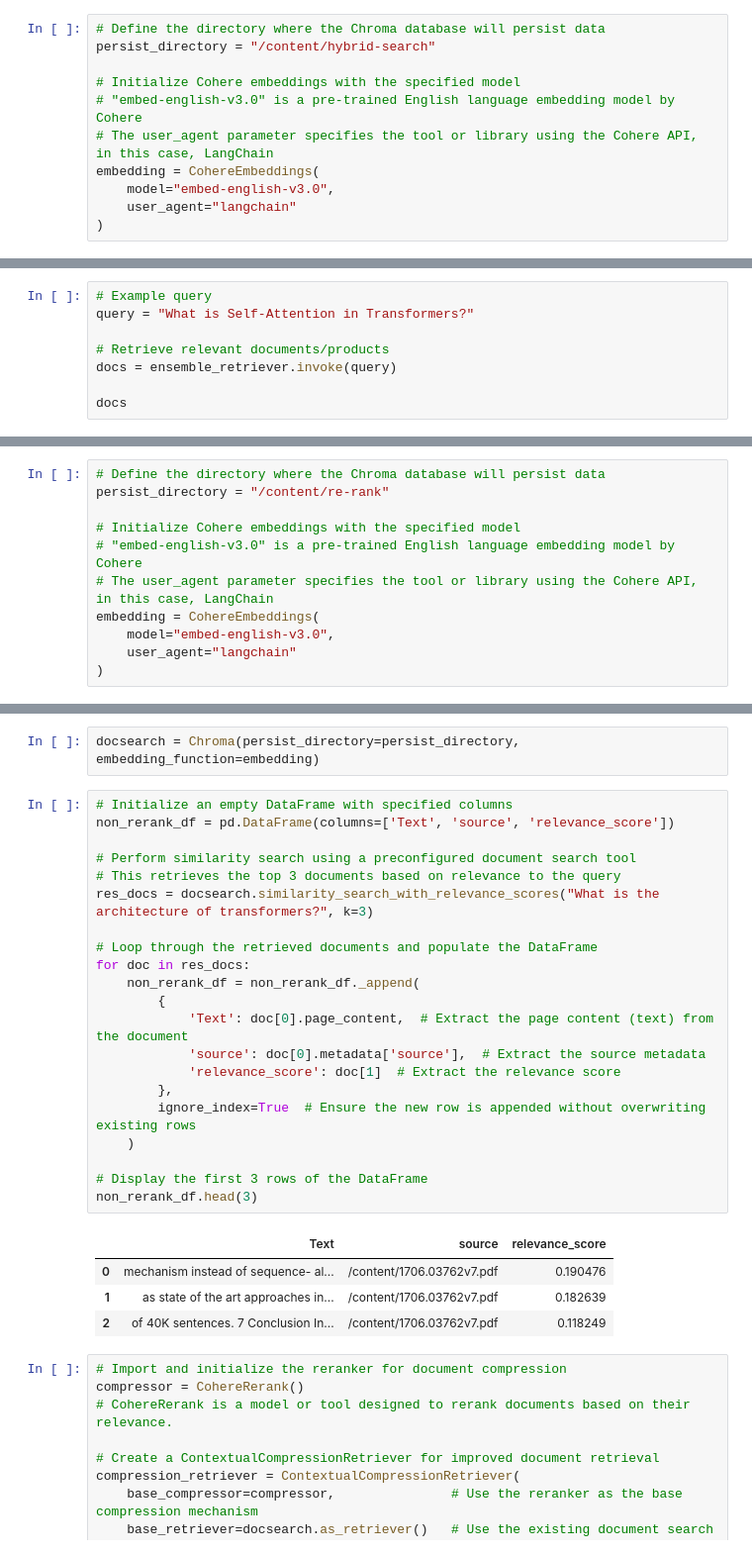
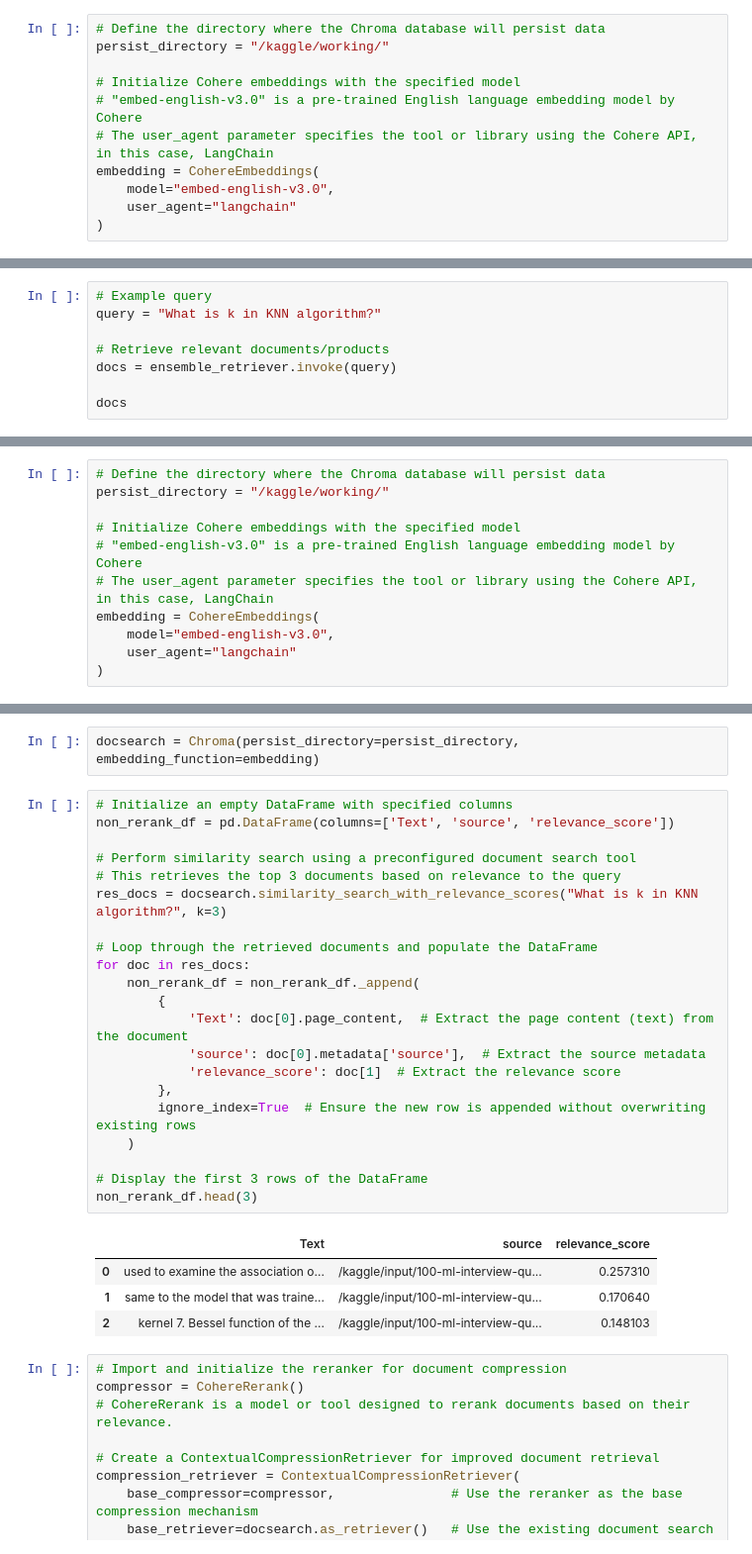
Before and after one commit to himanshu-nakrani/TMLC-Gen-ai-projects, a Jupyter notebook: RAG_Retrieval_Optimization_Techniques.ipynb, the cells around one changed output, grey strips where cells are left out. Shown at 99% size. Cells and saved outputs as stored; diff of their text form.

Commit message:
Kaggle Notebook | notebook68235dd6b4 | Version 1

```diff
--- a/RAG_Retrieval_Optimization_Techniques.ipynb
+++ b/RAG_Retrieval_Optimization_Techniques.ipynb
@@ -46,7 +47,7 @@ or the v1 compatibility namespace if you are working in a code base that has not
 ## Hybrid Search
 # %%
 # Define the directory where the Chroma database will persist data
-persist_directory = "/content/hybrid-search"
+persist_directory = "/kaggle/working/"
 
 # Initialize Cohere embeddings with the specified model
 # "embed-english-v3.0" is a pre-trained English language embedding model by Cohere
@@ -111,7 +112,7 @@ ensemble_retriever = EnsembleRetriever(
 )
 # %%
 # Example query
-query = "What is Self-Attention in Transformers?"
+query = "What is k in KNN algorithm?"
 
 # Retrieve relevant documents/products
 docs = ensemble_retriever.invoke(query)
@@ -158,7 +149,7 @@ retrieval_df.head(10)
 ## Re Ranking
 # %%
 # Define the directory where the Chroma database will persist data
-persist_directory = "/content/re-rank"
+persist_directory = "/kaggle/working/"
 
 # Initialize Cohere embeddings with the specified model
 # "embed-english-v3.0" is a pre-trained English language embedding model by Cohere
@@ -209,29 +200,29 @@ docsearch = Chroma(persist_directory=persist_directory, embedding_function=embed
 # %%
 # Initialize an empty DataFrame with specified columns
 non_rerank_df = pd.DataFrame(columns=['Text', 'source', 'relevance_score'])
 
 # Perform similarity search using a preconfigured document search tool
 # This retrieves the top 3 documents based on relevance to the query
-res_docs = docsearch.similarity_search_with_relevance_scores("What is the architecture of transformers?", k=3)
+res_docs = docsearch.similarity_search_with_relevance_scores("What is k in KNN algorithm?", k=3)
 
 # Loop through the retrieved documents and populate the DataFrame
 for doc in res_docs:
     non_rerank_df = non_rerank_df._append(
         {
             'Text': doc[0].page_content,  # Extract the page content (text) from the document
             'source': doc[0].metadata['source'],  # Extract the source metadata
             'relevance_score': doc[1]  # Extract the relevance score
         },
         ignore_index=True  # Ensure the new row is appended without overwriting existing rows
     )
 
 # Display the first 3 rows of the DataFrame
 non_rerank_df.head(3)
 # %% [output]
 |  | Text | source | relevance_score |
-| 0 | mechanism instead of sequence- al... | /content/1706.03762v7.pdf | 0.190476 |
-| 1 | as state of the art approaches in... | /content/1706.03762v7.pdf | 0.182639 |
-| 2 | of 40K sentences. 7 Conclusion In... | /content/1706.03762v7.pdf | 0.118249 |
+| 0 | used to examine the association o... | /kaggle/input/100-ml-interview-qu... | 0.257310 |
+| 1 | same to the model that was traine... | /kaggle/input/100-ml-interview-qu... | 0.170640 |
+| 2 | kernel 7. Bessel function of the ... | /kaggle/input/100-ml-interview-qu... | 0.148103 |
 # %%
 # Import and initialize the reranker for document compression
 compressor = CohereRerank()
```
Also changed, not shown: parts of 7 cells of this notebook.
